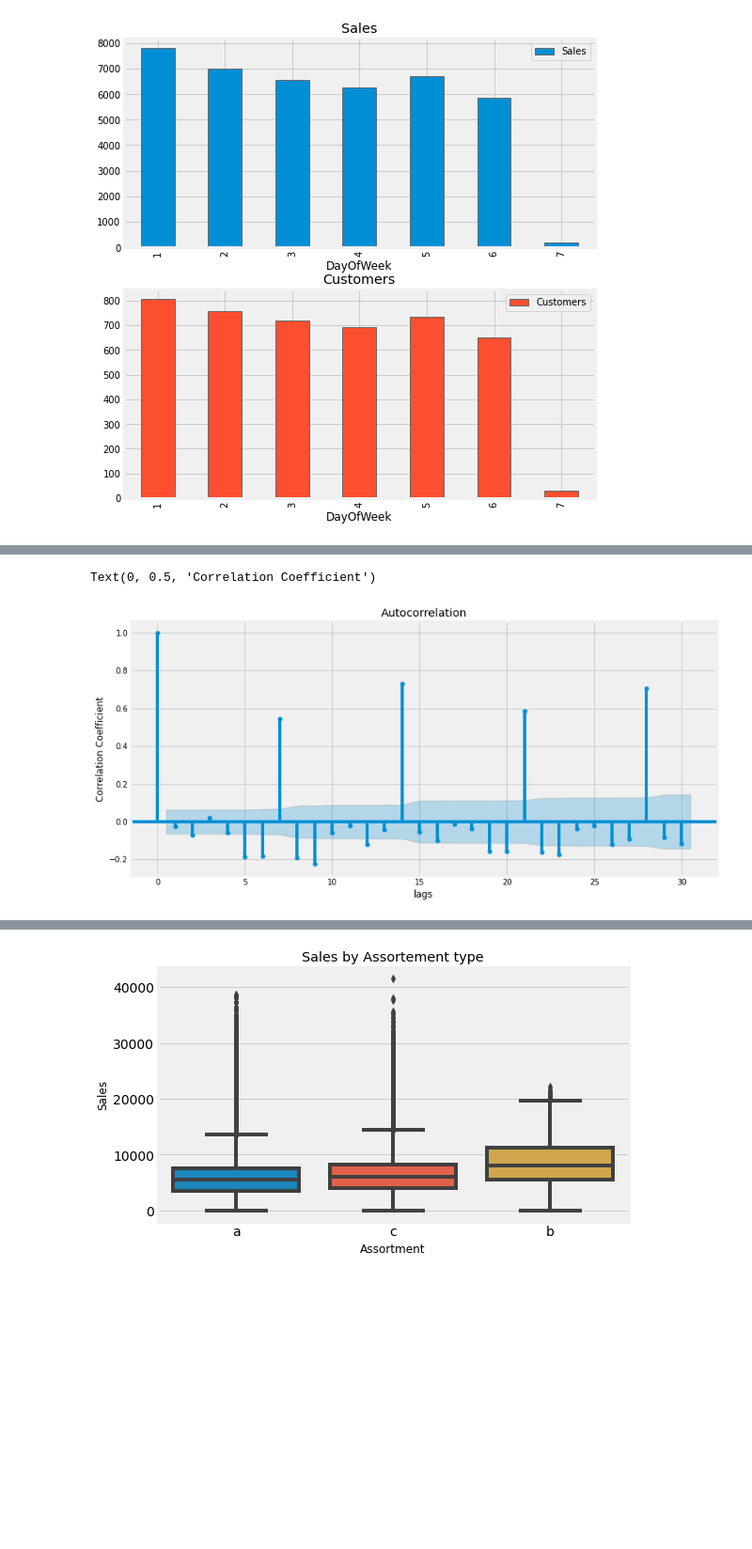
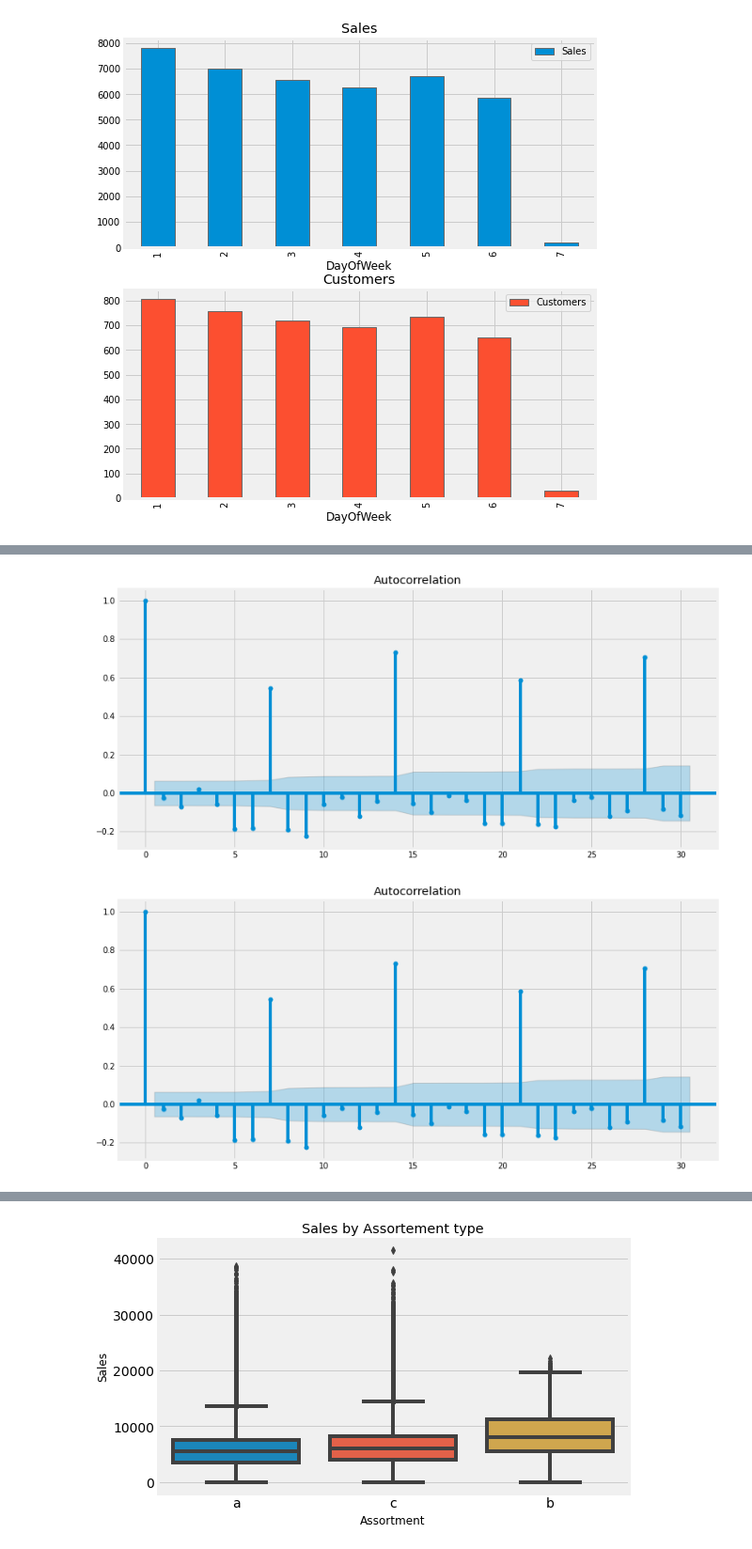
Before and after one commit to fbagire/pharmaceutical_sales_forecast, a Jupyter notebook: notebook/EDA.ipynb, the cells around one changed output, grey strips where cells are left out. Shown at 94% size. Saved outputs shown, nothing was run; the diff lists cells and outputs as text; code cells hidden in the pictures; blank space fills up the shorter version.

```diff
--- a/notebook/EDA.ipynb
+++ b/notebook/EDA.ipynb
@@ -177,6 +177,10 @@ _=plt.suptitle('Distribution of Train sets',y=0.93,size=15)
 # %% [output]
 [figure]
 # %%
-for col in cat_cols:
-    sns.countplot(x=col,data=train_df)
-    plt.figure()
+def count_cat(df,cat_cols,title):
+    fig,axs=plt.subplots(2,2,figsize=(10,7))
+    axe = axs.ravel()
+    for i,col in enumerate(cat_cols):
+        sns.countplot(x=col,data=train_df,ax=axe[i])
+
+    _=plt.suptitle(title)
@@ -192,7 +194,5 @@ _=plt.suptitle('Distribution of Test sets',y=0.95,size=15)
 # %% [output]
 [figure]
 # %%
-for col in cat_cols:
-    sns.countplot(x=col,data=test_df)
-    plt.figure()
+count_cat(test_df,cat_cols,'Count of Test Categorical variables')
 # %% [output]
@@ -338,14 +329,11 @@ monthly.plot(figsize=(15,6),logy=True)
 # %%
-from statsmodels.graphics.tsaplots import plot_acf
+from statsmodels.graphics.tsaplots import plot_acf,plot_pacf
 fig, ax = plt.subplots(figsize=(12, 6))
-# posbound=1.96/np.sqrt(len(train_grouped['Sales']))
-# negbound=-1.96/np.sqrt(len(train_grouped['Sales']))
-plot_acf(train_grouped['Sales'],lags=30,ax=ax);
-# plt.hlines(posbound,1,240,'r',label='95% Confidence bounds')
-# plt.hlines(negbound,1,240,'r')
-plt.xlabel("lags")
-plt.ylabel("Correlation Coefficient")
-# plt.legend()
+# plot_acf(train_grouped['Sales'],lags=30,ax=ax);
+# _=plt.xlabel("lags")
+# _=plt.ylabel("Correlation Coefficient")
+
+plot_acf(train_grouped['Sales'],lags=30,ax=ax)
 # %% [output]
-Text(0, 0.5, 'Correlation Coefficient')
-[figure, old version]
+[figure, new version]
+[figure, added]
```
Also changed, not shown: parts of 37 cells of this notebook, 11 other files.
